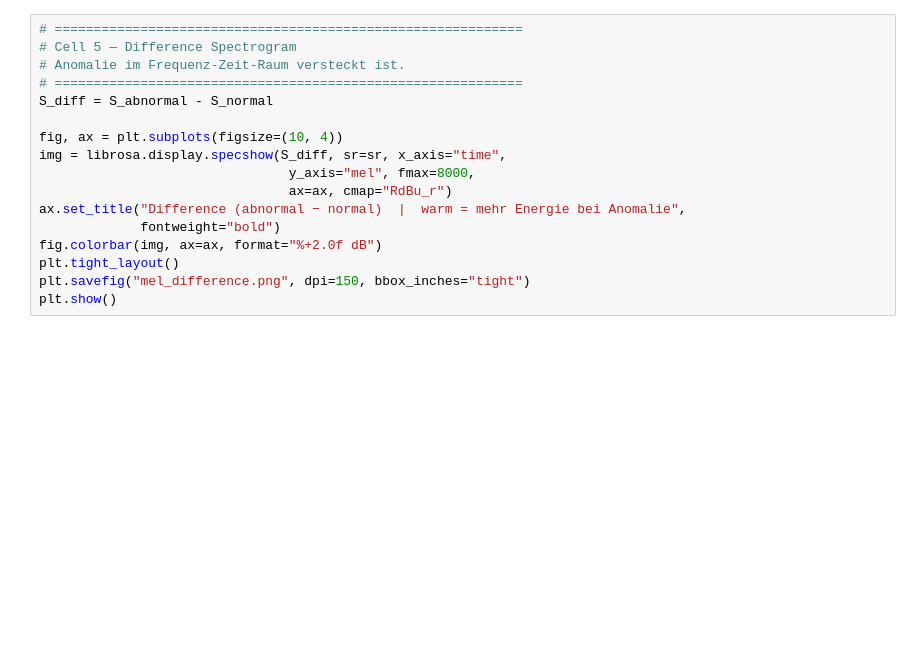
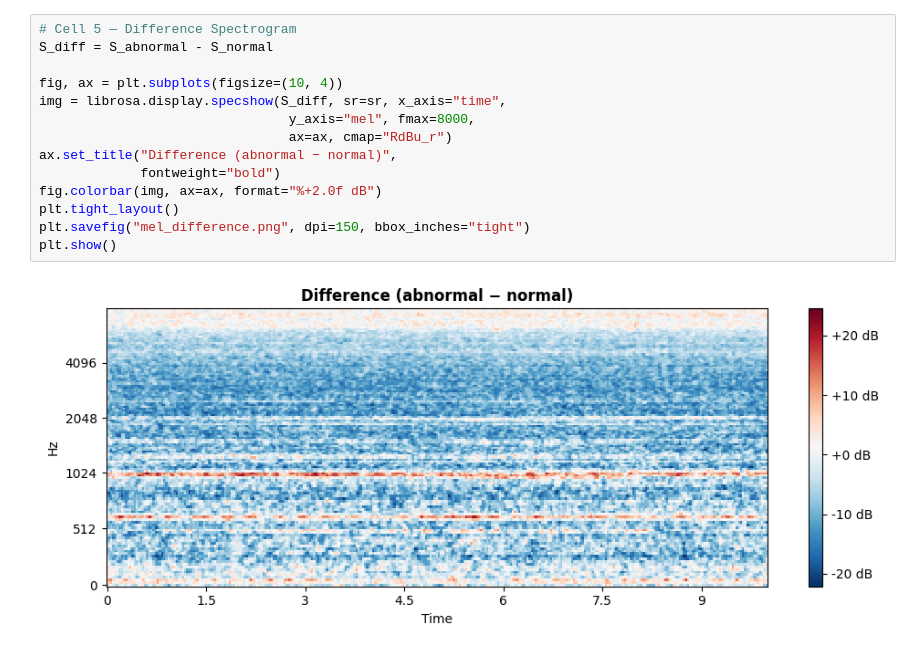
Before and after one commit to GaTe92/AcousticAnomalyDetector, a Jupyter notebook: notebooks/01_dataset_exploration.ipynb, the cells around one changed output. Saved outputs shown, nothing was run; the diff lists cells and outputs as text; blank space fills up the shorter version.

```diff
--- a/notebooks/01_dataset_exploration.ipynb
+++ b/notebooks/01_dataset_exploration.ipynb
@@ -112,18 +92,17 @@ plt.show()
 # %%
-# ============================================================
 # Cell 5 — Difference Spectrogram
-# Anomalie im Frequenz-Zeit-Raum versteckt ist.
-# ============================================================
 S_diff = S_abnormal - S_normal
 
 fig, ax = plt.subplots(figsize=(10, 4))
 img = librosa.display.specshow(S_diff, sr=sr, x_axis="time",
                                 y_axis="mel", fmax=8000,
                                 ax=ax, cmap="RdBu_r")
-ax.set_title("Difference (abnormal − normal)  |  warm = mehr Energie bei Anomalie",
+ax.set_title("Difference (abnormal − normal)",
              fontweight="bold")
 fig.colorbar(img, ax=ax, format="%+2.0f dB")
 plt.tight_layout()
 plt.savefig("mel_difference.png", dpi=150, bbox_inches="tight")
 plt.show()
+# %% [output]
+[figure, added]
 # %%
```
Also changed, not shown: parts of 8 cells of this notebook, 1 other file.
